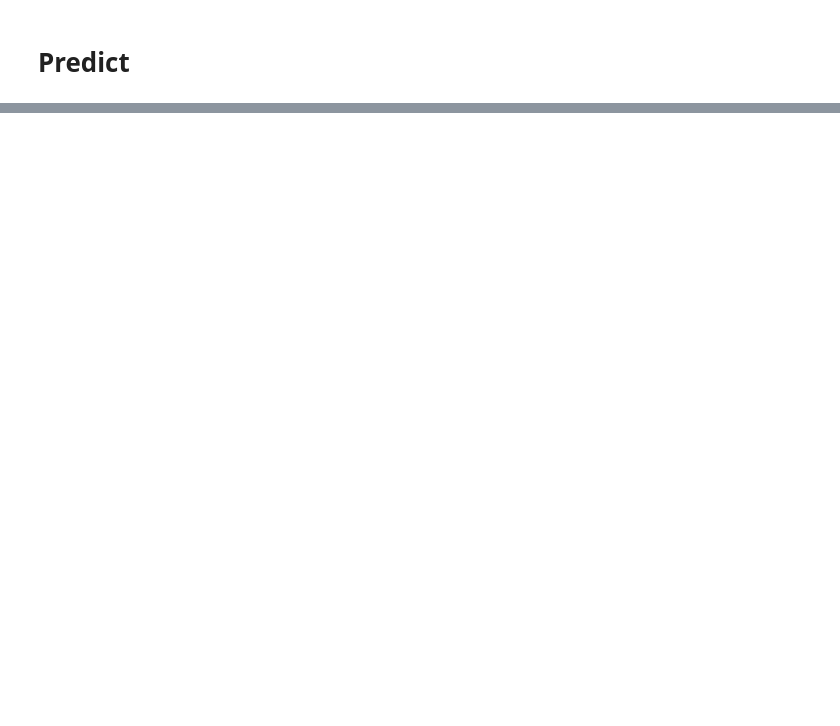
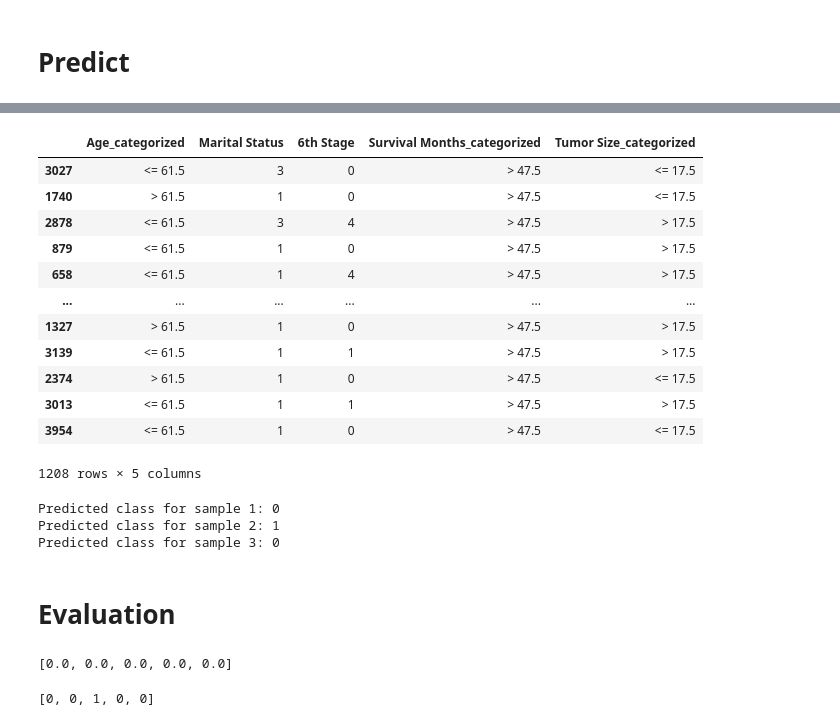
Before and after one commit to hoomankaseban/Breast-Cancer, a Jupyter notebook: Breast-Cancer-by-Descision-trees.ipynb, the cells around one changed output, grey strips where cells are left out. Saved outputs shown, nothing was run; the diff lists cells and outputs as text; code cells hidden in the pictures; blank space fills up the shorter version.

Commit message:
Evaluation method has been implemented

```diff
--- a/Breast-Cancer-by-Descision-trees.ipynb
+++ b/Breast-Cancer-by-Descision-trees.ipynb
@@ -391,0 +331,2 @@ df1
+# %%
+trainset, testset = train_test_split(df1, test_size=0.3, random_state=3)
@@ -491,0 +442,17 @@ Predicted class: 1
+# %%
+x_testset=testset.drop(columns=['Status'])
+x_testset
+# %% [output]
+|  | Age_categorized | Marital Status | 6th Stage | Survival Months_categorized | Tumor Size_categorized |
+| 3027 | <= 61.5 | 3 | 0 | > 47.5 | <= 17.5 |
+| 1740 | > 61.5 | 1 | 0 | > 47.5 | <= 17.5 |
+| 2878 | <= 61.5 | 3 | 4 | > 47.5 | > 17.5 |
+| 879 | <= 61.5 | 1 | 0 | > 47.5 | > 17.5 |
+| 658 | <= 61.5 | 1 | 4 | > 47.5 | > 17.5 |
+| ... | ... | ... | ... | ... | ... |
+| 1327 | > 61.5 | 1 | 0 | > 47.5 | > 17.5 |
+| 3139 | <= 61.5 | 1 | 1 | > 47.5 | > 17.5 |
+| 2374 | > 61.5 | 1 | 0 | > 47.5 | <= 17.5 |
+| 3013 | <= 61.5 | 1 | 1 | > 47.5 | > 17.5 |
+| 3954 | <= 61.5 | 1 | 0 | > 47.5 | <= 17.5 |
+1208 rows × 5 columns
@@ -491,0 +472,46 @@ Predicted class: 1
+# %%
+sample = {
+    'Survival Months_categorized': '> 47.5',
+    'Age_categorized': '> 61.5',
+    '6th Stage': 0,
+    'Tumor Size_categorized': '> 17.5',
+    'Marital Status': 0
+}
+sample2 = {
+    'Survival Months_categorized': '<= 47.5',
+    'Age_categorized': '> 61.5',
+    '6th Stage': 3,
+    'Tumor Size_categorized': '> 17.5',
+    'Marital Status': 4
+}
+sample3 = {
+    'Survival Months_categorized': '> 47.5',
+    'Age_categorized': '> 61.5',
+    '6th Stage': 2,
+    'Tumor Size_categorized': '> 17.5',
+    'Marital Status': 1
+}
+# Assuming 'tree' is already defined as your decision tree structure
+prediction1 = predict_single(tree, sample)
+prediction2 = predict_single(tree, sample2)
+prediction3 = predict_single(tree, sample3)
+
+print(f"Predicted class for sample 1: {prediction1}\nPredicted class for sample 2: {prediction2}\nPredicted class for sample 3: {prediction3}")
+# %% [output]
+Predicted class for sample 1: 0
+Predicted class for sample 2: 1
+Predicted class for sample 3: 0
+# %% [markdown]
+# Evaluation
+# %%
+predictions = dataframe_predict(tree, testset)
+predictions_list = predictions.tolist()
+predictions_list[:5]
+# %% [output]
+[0.0, 0.0, 0.0, 0.0, 0.0]
+# %%
+y_testset=y_testset.tolist()
+predictions_list = predictions.tolist()
+y_testset[:5]
+# %% [output]
+[0, 0, 1, 0, 0]
```
Also changed, not shown: parts of 30 cells of this notebook, 1 other file.
